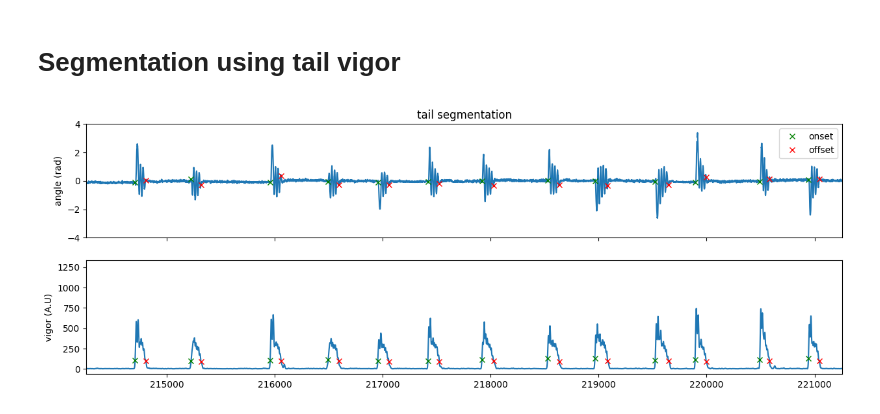
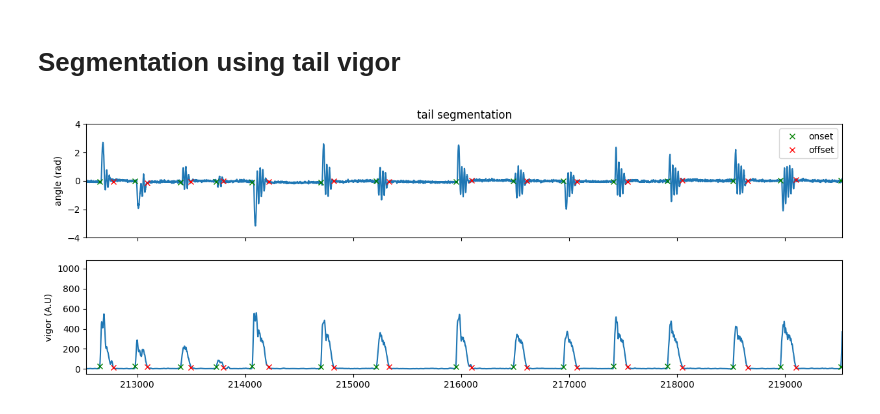
Before and after one commit to orger-lab/megabouts, a Jupyter notebook: docs/source/notebooks/tutorial_Tail_Segmentation.ipynb, the cells around one changed output. Saved outputs shown, nothing was run; the diff lists cells and outputs as text; code cells hidden in the pictures.

```diff
--- a/docs/source/notebooks/tutorial_Tail_Segmentation.ipynb
+++ b/docs/source/notebooks/tutorial_Tail_Segmentation.ipynb
@@ -50,7 +50,7 @@ tail_preprocessing_cfg = TailPreprocessingConfig(fps=tracking_cfg.fps,
                                                  num_pcs=4,
                                                  savgol_window_ms=15,
                                                  tail_speed_filter_ms = 100,
-                                                 tail_speed_boxcar_filter_ms = 14
+                                                 tail_speed_boxcar_filter_ms = 25
                                                  )
 tail_df_input = tracking_data.tail_df
 tail = TailPreprocessing(tail_preprocessing_cfg).preprocess_tail_df(tail_df_input)
@@ -70,33 +70,33 @@ tail.df.head(5)
 # Segmentation using tail vigor
 # %%
 tail_vigor = tail.vigor
-tail_segmentation_cfg = TailSegmentationConfig(fps = tracking_cfg.fps)
+tail_segmentation_cfg = TailSegmentationConfig(fps = tracking_cfg.fps,threshold=20)
 segmentation_function = SegmentationFactory.get_segmenter(tail_segmentation_cfg)
 segments = segmentation_function.segment_from_tail(tail_vigor)
 # %%
 fig,ax = plt.subplots(2,1,figsize=(15,5),sharex=True)
 
 x = tracking_data._tail_angle[:,7]
 ax[0].plot(x)
 ax[0].plot(segments.onset, x[segments.onset], "x",color='green',label='onset')
 ax[0].plot(segments.offset, x[segments.offset], "x",color='red',label='offset')
 ax[0].set_ylim(-4,4)
 ax[0].legend()
 ax[0].set(title='tail segmentation',ylabel='angle (rad)',ylim=(-4,4))
 
 x = tail_vigor
 ax[1].plot(x)
 ax[1].plot(segments.onset, x[segments.onset], "x",color='green')
 ax[1].plot(segments.offset, x[segments.offset], "x",color='red')
 ax[1].set(ylabel='vigor (A.U)')
 
 t = np.arange(tracking_data.T)/tracking_cfg.fps
-IdSt = np.random.randint(tracking_data.T)
+#IdSt = np.random.randint(tracking_data.T)
 Duration = 10*tracking_cfg.fps
 ax[1].set_xlim(IdSt,IdSt+Duration)
 
 plt.show()
 # %% [output]
-[figure, old version]
+[figure, new version]
 # %%
 # Number of bouts as function of threshold:
```
Also changed, not shown: parts of 2 cells of this notebook, 6 other files.
